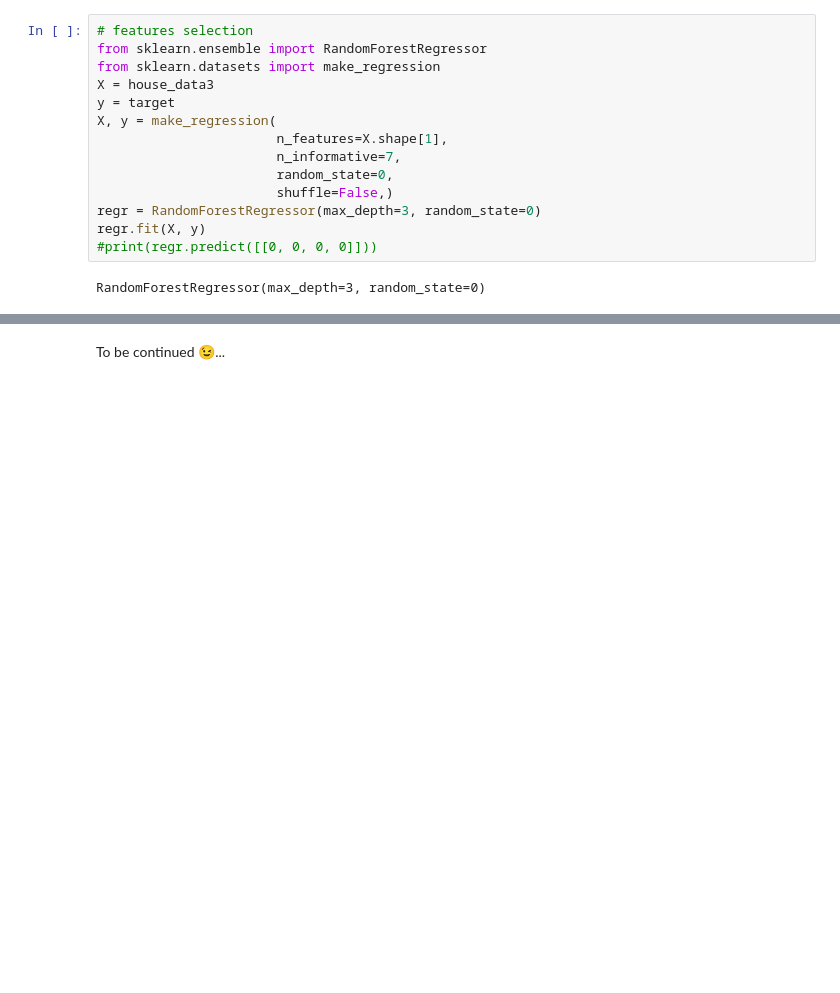
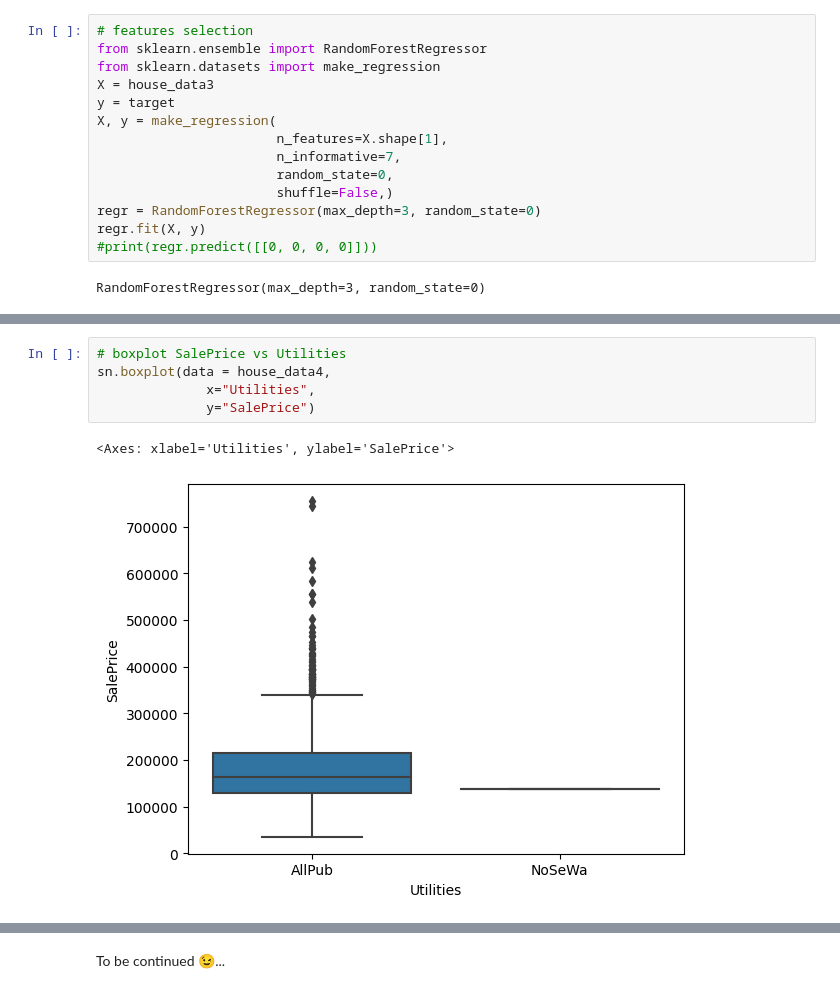
Before and after one commit to phenixMaster/HousePrice, a Jupyter notebook: house-price-analysis-and-modeling-python.ipynb, the cells around one changed output, grey strips where cells are left out. Drawn from its saved outputs; the diff is of its cells as text; blank space fills up the shorter version.

```diff
--- a/house-price-analysis-and-modeling-python.ipynb
+++ b/house-price-analysis-and-modeling-python.ipynb
@@ -298,0 +285,8 @@ forest_importances.sort_values(ascending= False)[:6].plot.bar()
+# %%
+# boxplot SalePrice vs Utilities
+sn.boxplot(data = house_data4,
+              x="Utilities",
+              y="SalePrice")
+# %% [output]
+<Axes: xlabel='Utilities', ylabel='SalePrice'>
+[figure, added]
```
Also changed, not shown: parts of 26 cells of this notebook.
